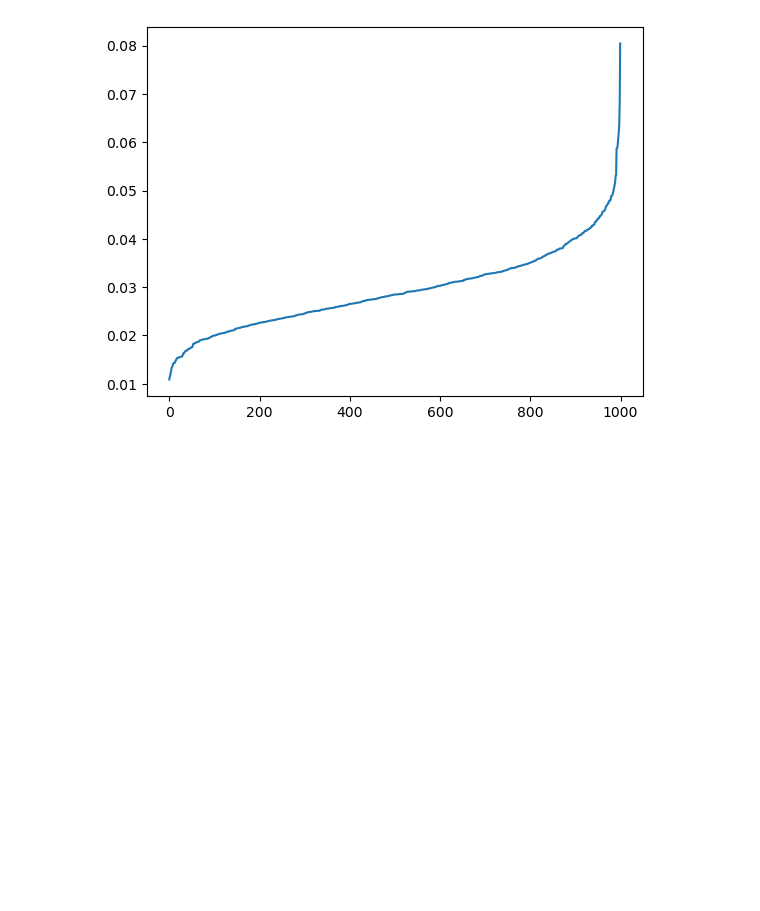
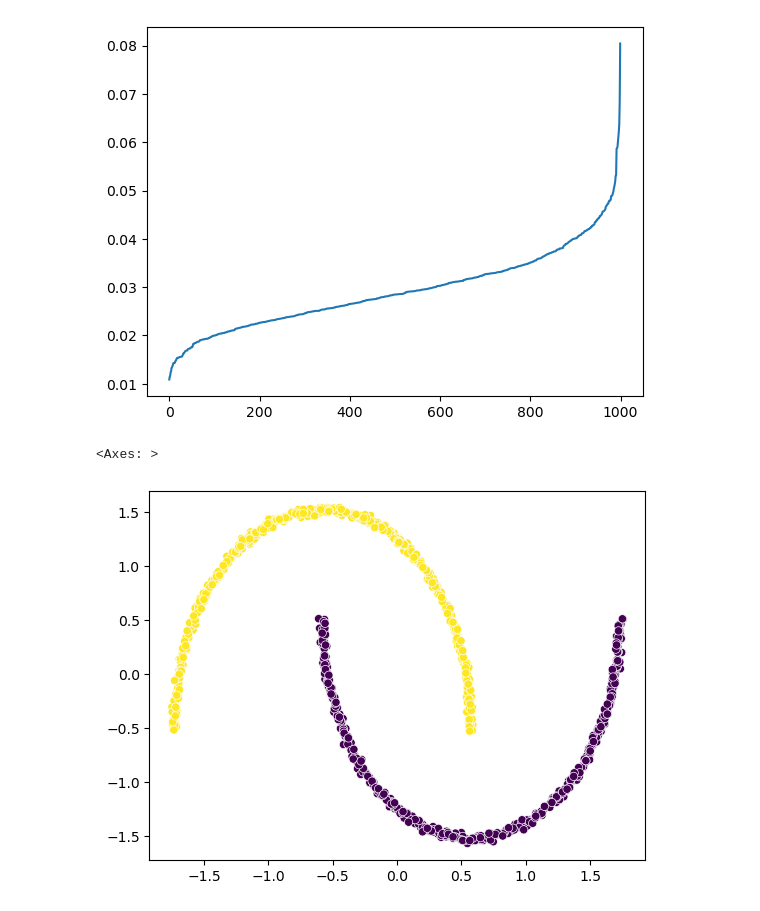
Before and after one commit to yadavchandan26/first_git, a Jupyter notebook: first_git_notebook.ipynb, the cells around one changed output. Saved outputs shown, nothing was run; the diff lists cells and outputs as text; code cells hidden in the pictures; blank space fills up the shorter version.

```diff
--- a/first_git_notebook.ipynb
+++ b/first_git_notebook.ipynb
@@ -35,9 +35,12 @@ plt.plot(k_distance)
 [figure]
 # %%
 model=DBSCAN(
-    eps=.04,
+    eps=.5,
     min_samples=5
 )
 pred=model.fit_predict(x_scale)
 
-sns.scatterp
+sns.scatterplot(x=x_scale[:,0],y=x_scale[:,1],c=pred)
+# %% [output]
+<Axes: >
+[figure, added]
```
